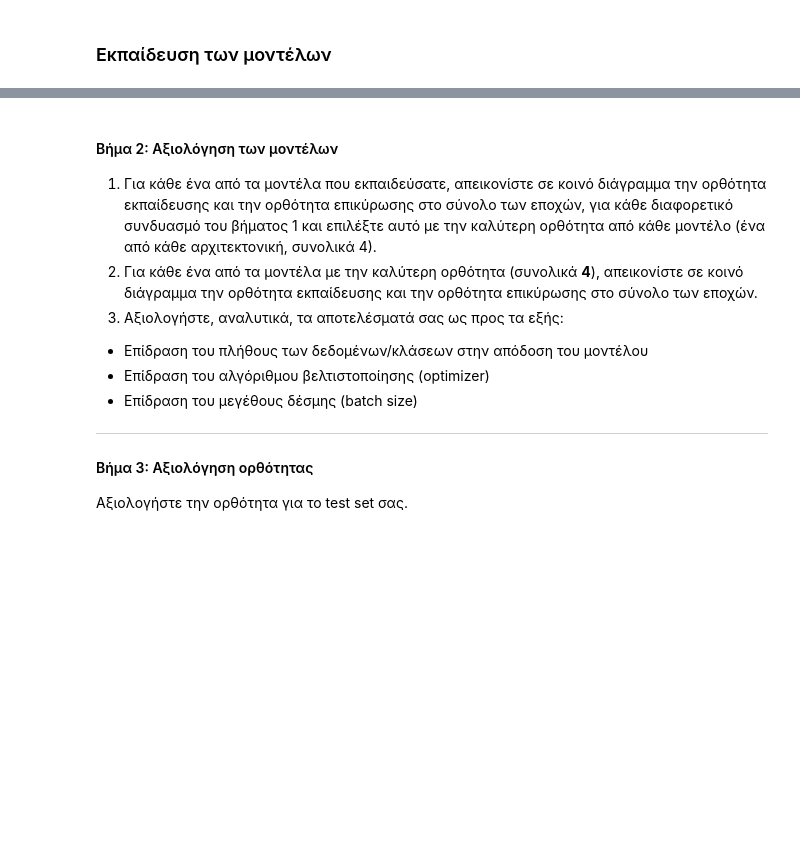
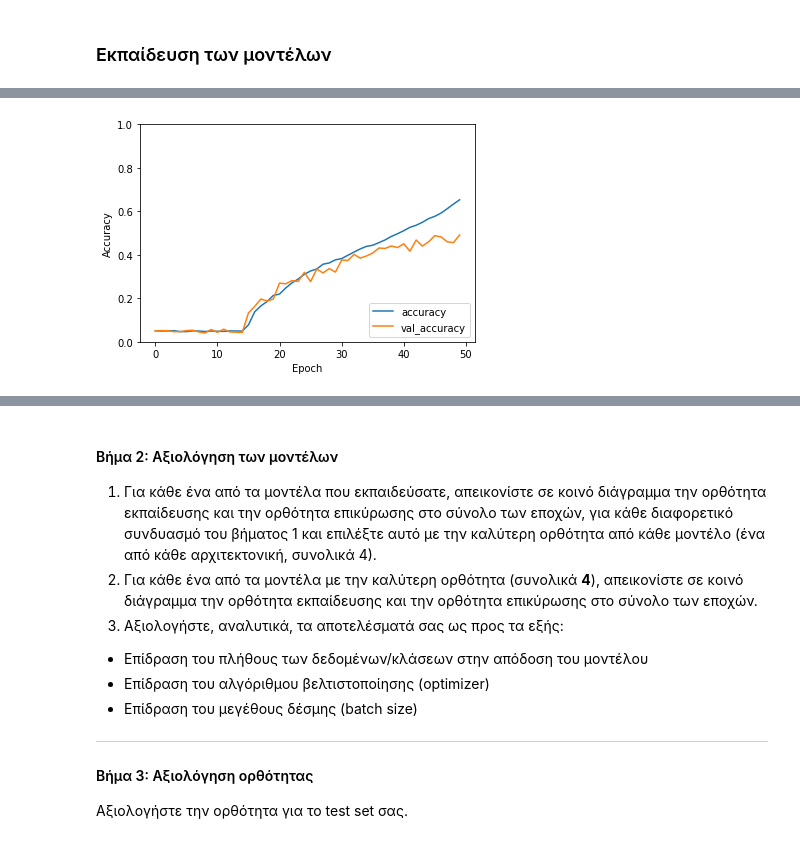
Before and after one commit to nikolastas/Image-and-Video-Analysis-and-Technology, a Jupyter notebook: ask2/2η_Ομαδική_Άσκηση.ipynb, the cells around one changed output, grey strips where cells are left out. Saved outputs shown, nothing was run; the diff lists cells and outputs as text; code cells hidden in the pictures; blank space fills up the shorter version.

```diff
--- a/ask2/2η_Ομαδική_Άσκηση.ipynb
+++ b/ask2/2η_Ομαδική_Άσκηση.ipynb
@@ -334,0 +450,4 @@ print_graph(LeNet_history_2, LeNet_model_2)
+# %%
+AlexNet_model_2 = AlexNet()
+AlexNet_model_2.compile(optimizer='sgd', loss= tf.keras.losses.sparse_categorical_crossentropy, metrics=['accuracy'])
+AlexNet_history_2 = AlexNet_model_2.fit(x_train, y_train_to20, epochs=50 , validation_data=(x_val, y_val_to20))
@@ -334,0 +472,4 @@ print_graph(LeNet_history_2, LeNet_model_2)
+# %%
+AlexNet_model_2.save('AlexNet_model_2.h5')
+print_graph(AlexNet_history_2, AlexNet_model_2)
+# %% [output]
@@ -335 +477,2 @@ print_graph(LeNet_history_2, LeNet_model_2)
+[figure, added]
 # %%
```
Also changed, not shown: parts of 22 cells of this notebook, 1 other file.
